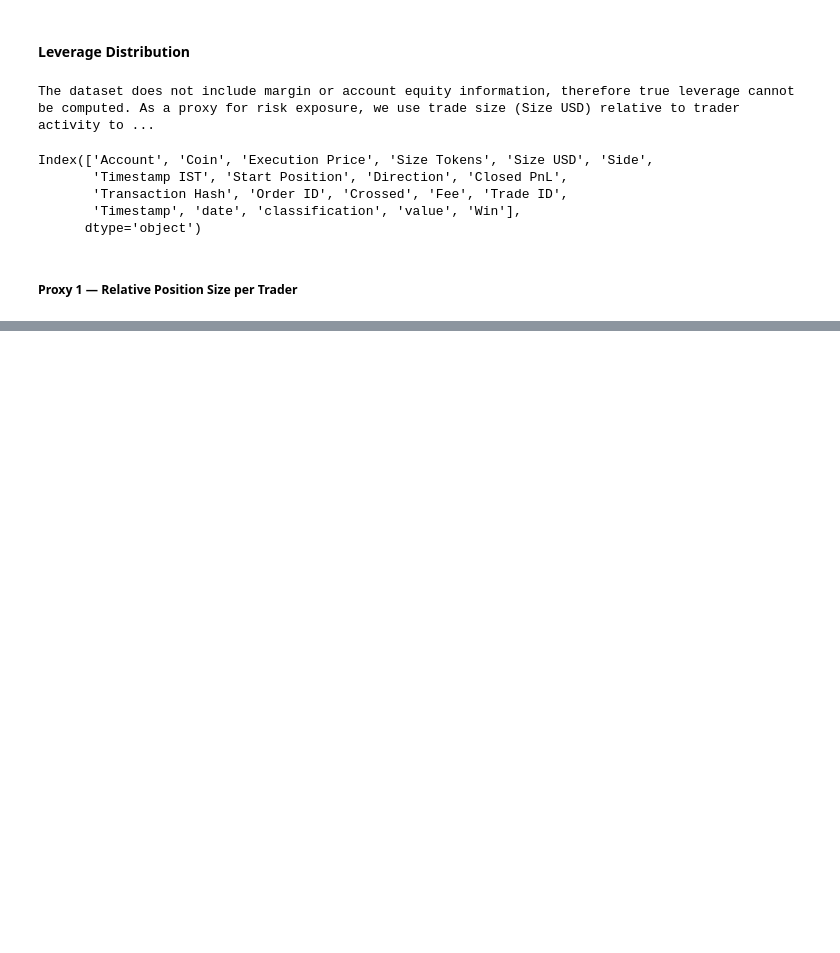
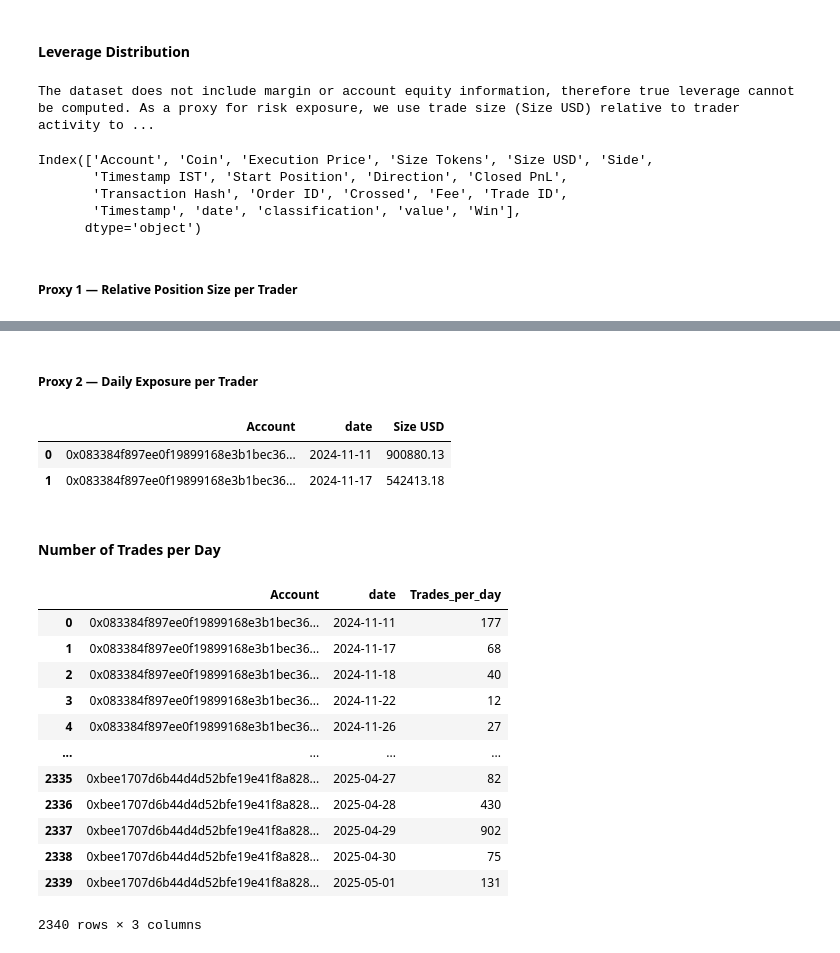
Before and after one commit to Anil-939181/Trader-Performance-vs-Market-Sentiment, a Jupyter notebook: notebooks/Analysis.ipynb, the cells around one changed output, grey strips where cells are left out. Cells and saved outputs as stored; diff of their text form; code cells hidden in the pictures; blank space fills up the shorter version.

Commit message:
Create core trading metrics: daily PnL, win rate, trade frequency, leverage and long/short ratio

```diff
--- a/notebooks/Analysis.ipynb
+++ b/notebooks/Analysis.ipynb
@@ -202,0 +208,36 @@ merged.head()
+# %% [markdown]
+##### Proxy 2 — Daily Exposure per Trader
+# %%
+daily_exposure = (
+    merged.groupby(["Account", "date"])["Size USD"]
+    .sum()
+    .reset_index()
+)
+daily_exposure.head(2)
+# %% [output]
+|  | Account | date | Size USD |
+| 0 | 0x083384f897ee0f19899168e3b1bec36... | 2024-11-11 | 900880.13 |
+| 1 | 0x083384f897ee0f19899168e3b1bec36... | 2024-11-17 | 542413.18 |
+# %% [markdown]
+#### Number of Trades per Day
+# %%
+trades_per_day = (
+    merged.groupby(["Account", "date"])
+    .size()
+    .reset_index(name="Trades_per_day")
+)
+trades_per_day
+# %% [output]
+|  | Account | date | Trades_per_day |
+| 0 | 0x083384f897ee0f19899168e3b1bec36... | 2024-11-11 | 177 |
+| 1 | 0x083384f897ee0f19899168e3b1bec36... | 2024-11-17 | 68 |
+| 2 | 0x083384f897ee0f19899168e3b1bec36... | 2024-11-18 | 40 |
+| 3 | 0x083384f897ee0f19899168e3b1bec36... | 2024-11-22 | 12 |
+| 4 | 0x083384f897ee0f19899168e3b1bec36... | 2024-11-26 | 27 |
+| ... | ... | ... | ... |
+| 2335 | 0xbee1707d6b44d4d52bfe19e41f8a828... | 2025-04-27 | 82 |
+| 2336 | 0xbee1707d6b44d4d52bfe19e41f8a828... | 2025-04-28 | 430 |
+| 2337 | 0xbee1707d6b44d4d52bfe19e41f8a828... | 2025-04-29 | 902 |
+| 2338 | 0xbee1707d6b44d4d52bfe19e41f8a828... | 2025-04-30 | 75 |
+| 2339 | 0xbee1707d6b44d4d52bfe19e41f8a828... | 2025-05-01 | 131 |
+2340 rows × 3 columns
```
Also changed, not shown: parts of 3 cells of this notebook.
